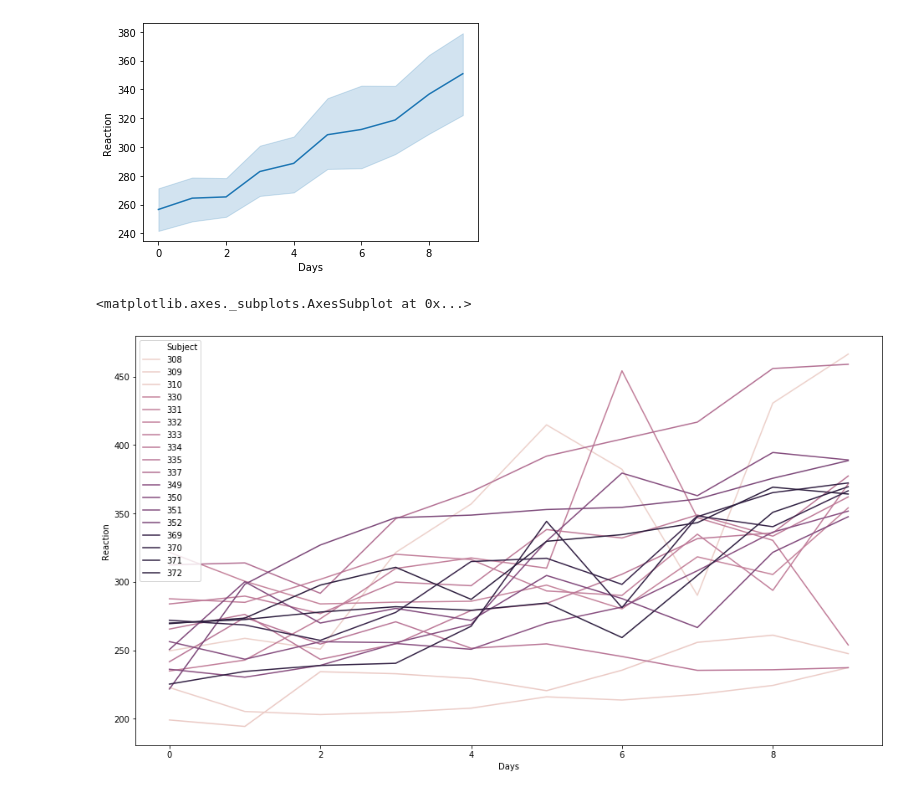
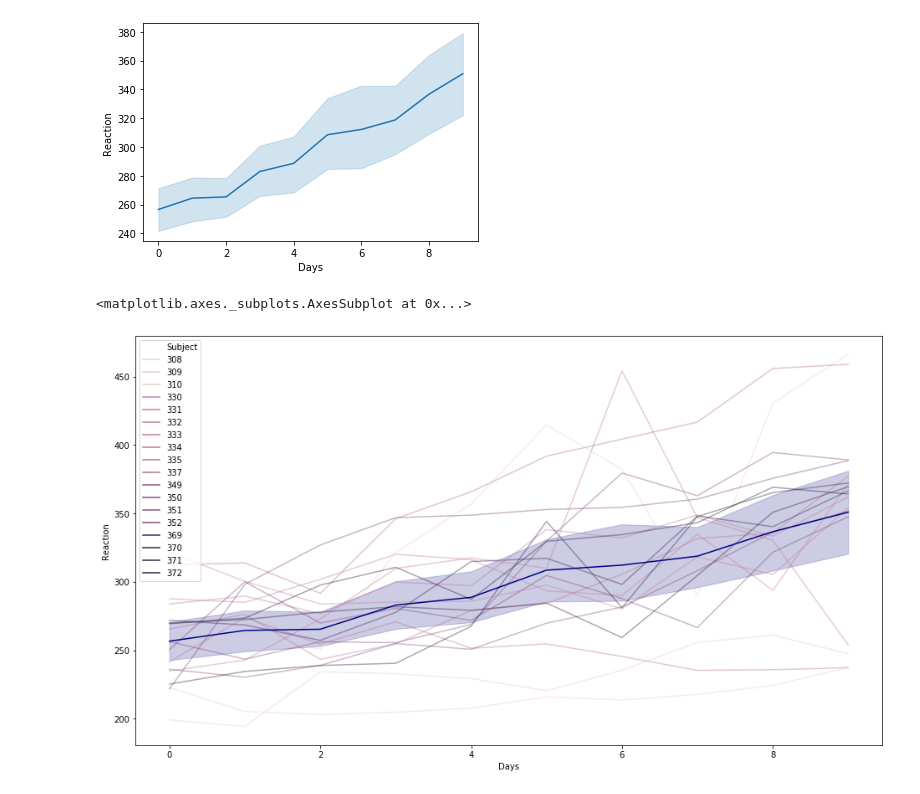
Before and after one commit to guedanie/python-exercises, a Jupyter notebook: 4.8.5_seaborn_exercises.ipynb, the cells around one changed output. Drawn from its saved outputs; the diff is of its cells as text; code cells hidden in the pictures.

```diff
--- a/4.8.5_seaborn_exercises.ipynb
+++ b/4.8.5_seaborn_exercises.ipynb
@@ -278,7 +305,8 @@ sns.lineplot(x="Days", y="Reaction", data = sleepstudy)
 [figure]
 # %%
 plt.figure(figsize=(16,9))
-sns.lineplot(legend = 'full', x="Days", y="Reaction", hue = "Subject", data=sleepstudy)
+sns.lineplot(legend = 'full', x="Days", y="Reaction", hue = "Subject", data=sleepstudy, alpha=.4)
+sns.lineplot(x="Days", y="Reaction", data = sleepstudy, color='navy')
 # %% [output]
 <matplotlib.axes._subplots.AxesSubplot at 0x...>
-[figure, old version]
+[figure, new version]
```
Also changed, not shown: parts of 8 cells of this notebook.
